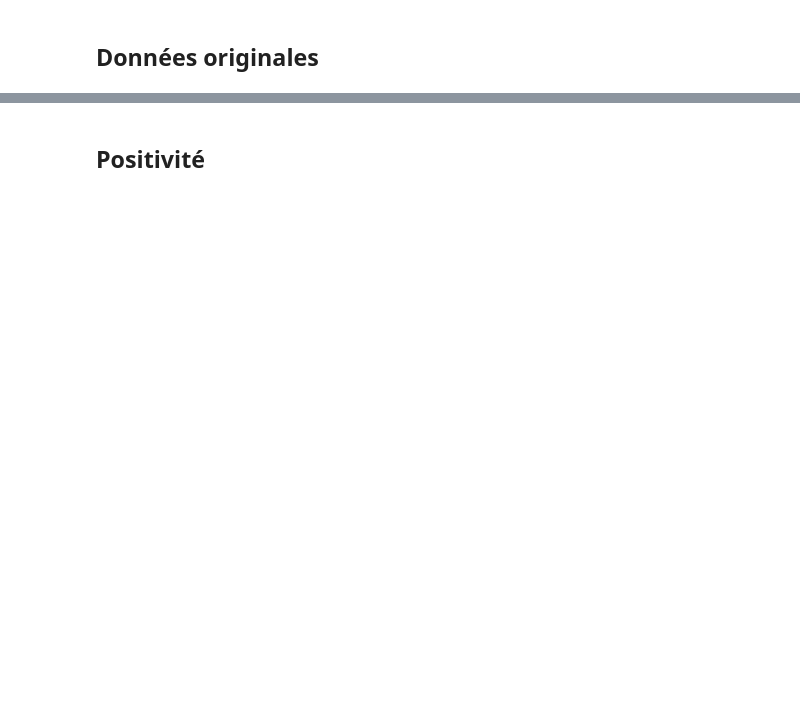
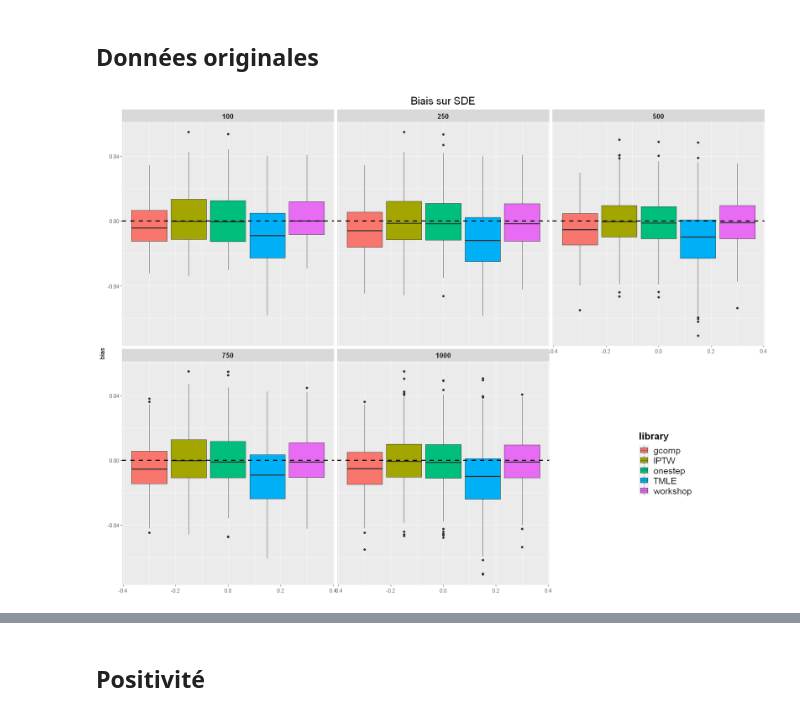
Before and after one commit to jayalabanda/mediation-analysis, a Jupyter notebook: Results/comparisons/bias_comparison_plots.ipynb, the cells around one changed output, grey strips where cells are left out. Cells and saved outputs as stored; diff of their text form; code cells hidden in the pictures; blank space fills up the shorter version.

Commit message:
finished visualizations for bias comparisons

```diff
--- a/Results/comparisons/bias_comparison_plots.ipynb
+++ b/Results/comparisons/bias_comparison_plots.ipynb
@@ -49,3 +64,25 @@ plot_biases <- function(data, n_sim, effect) {
+# %%
+plot_biases <- function(effect, n_sims, main) {
+    data_long <- get_dataframes(effect, n_sims)
+
+    ggplot(data_long, aes(y = bias, fill = library)) +
+    geom_boxplot() +
+    geom_hline(yintercept = 0, linetype = "dashed",
+               color = "black", size = 1) +
+    facet_wrap(~n, nrow = 2) +
+    ggtitle(paste0("Biais sur ", main)) +
+    theme(strip.text.x = element_text(size = 12, face = "bold"),
+          legend.position = c(.89, .34),
+          legend.justification = c("right", "top"),
+          legend.box.just = "right",
+          legend.margin = margin(6, 6, 6, 6),
+          legend.title = element_text(size = 16, face = "bold"),
+          legend.text = element_text(size = 15),
+          plot.title = element_text(size = 18, hjust = 0.5)) ->
+    p
+
+    return(p)
+}
 # %%
 n_sims <- c(100, 250, 500, 750, 1000)
 # %% [markdown]
@@ -62,0 +90,5 @@ for (n_sim in n_sims) {
+# %%
+p <- plot_biases("sde", n_sims, "SDE")
+print(p)
+# %% [output]
+[figure, added]
```
Also changed, not shown: parts of 16 cells of this notebook, 1 other file.
